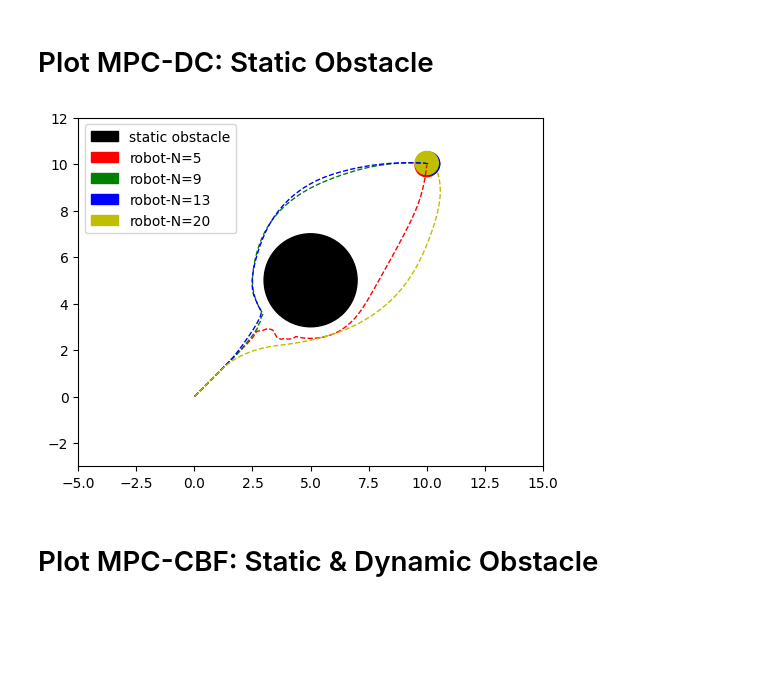
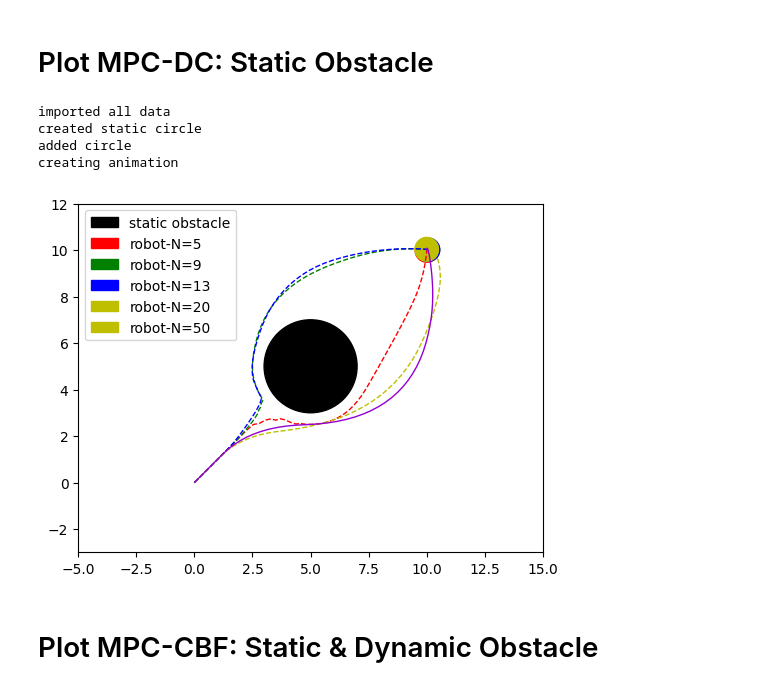
Before and after one commit to shubhamsingh91/simple-mpc-cbf, a Jupyter notebook: plot.ipynb, the cells around one changed output. Saved outputs shown, nothing was run; the diff lists cells and outputs as text; code cells hidden in the pictures; blank space fills up the shorter version.

```diff
--- a/plot.ipynb
+++ b/plot.ipynb
@@ -126,7 +126,10 @@ with open('./data/mpc_dc_static_N_13.pkl', 'rb') as file:
     mpc_dc_static_N_13 = pickle.load(file)
 with open('./data/mpc_dc_static_N_20.pkl', 'rb') as file:
     mpc_dc_static_N_20 = pickle.load(file)
+with open('./data/mpc_dc_static_N_15.pkl', 'rb') as file:
+    mpc_dc_static_N_50 = pickle.load(file)
 
+print("imported all data")
 
 # Set up the figure, axis, and plot element
 fig, ax = plt.subplots(figsize=(6,5))
@@ -138,20 +141,29 @@ ax.set_aspect('equal')
 static_circle = patches.Circle((5, 5), 2, edgecolor='k', facecolor='k', label='static obstacle')
 ax.add_patch(static_circle)
 
+print("created static circle")
+
 # Create robot with radius 0.5
 robot_N_05 = patches.Circle((0, 0), 0.5, edgecolor='r', facecolor='r', label=r'robot-N=5')
 robot_N_09 = patches.Circle((0, 0), 0.5, edgecolor='g', facecolor='g', label=r'robot-N=9')
 robot_N_13 = patches.Circle((0, 0), 0.5, edgecolor='b', facecolor='b', label=r'robot-N=13')
 robot_N_20 = patches.Circle((0, 0), 0.5, edgecolor='y', facecolor='y', label=r'robot-N=20')
+robot_N_50 = patches.Circle((0, 0), 0.5, edgecolor='y', facecolor='y', label=r'robot-N=50')
+
 ax.add_patch(robot_N_05)
 ax.add_patch(robot_N_09)
 ax.add_patch(robot_N_13)
 ax.add_patch(robot_N_20)
+ax.add_patch(robot_N_50)
+
+print("added circle")
+
 # Create trace object for path visulization
 trace_N_05, = ax.plot([], [], 'r--', lw=1)
 trace_N_09, = ax.plot([], [], 'g--', lw=1)
 trace_N_13, = ax.plot([], [], 'b--', lw=1)
 trace_N_20, = ax.plot([], [], 'y--', lw=1)
+trace_N_50, = ax.plot([], [], color='darkviolet', lw=1)  # Gold
 
 # Initialize the circle's position
 def init():
@@ -159,11 +171,13 @@ def init():
     trace_N_09.set_data([], [])
     trace_N_13.set_data([], [])
     trace_N_20.set_data([], [])
+    trace_N_50.set_data([], [])
     robot_N_05.set_center((0, 0))
     robot_N_09.set_center((0, 0))
     robot_N_13.set_center((0, 0))
     robot_N_20.set_center((0, 0))
-    return trace_N_05, trace_N_09, trace_N_13, trace_N_20, robot_N_05, robot_N_09, robot_N_13, robot_N_20
+    robot_N_50.set_center((0, 0))
+    return trace_N_05, trace_N_09, trace_N_13, trace_N_20, trace_N_50, robot_N_05, robot_N_09, robot_N_13, robot_N_20, robot_N_50
 
 # Update the circle's position for each frame
 def update(frame):
@@ -190,36 +204,53 @@ def update(frame):
 
     # render robot trajectory for N = 13
     if frame <= len(mpc_dc_static_N_13['x']) - 1:
         robot_x_path = mpc_dc_static_N_13['x']; robot_y_path = mpc_dc_static_N_13['y']
         robot_N_13.set_center((robot_x_path[frame], robot_y_path[frame]))
         trace_N_13.set_data(robot_x_path[:frame], robot_y_path[:frame])
     else:
         robot_x_path = mpc_dc_static_N_13['x']; robot_y_path = mpc_dc_static_N_13['y']
         robot_N_13.set_center((robot_x_path[-1],robot_y_path[-1]))
         trace_N_13.set_data(robot_x_path, robot_y_path)
 
     # render robot trajectory for N = 20
     if frame <= len(mpc_dc_static_N_20['x']) - 1:
         robot_x_path = mpc_dc_static_N_20['x']; robot_y_path = mpc_dc_static_N_20['y']
         robot_N_20.set_center((robot_x_path[frame], robot_y_path[frame]))
         trace_N_20.set_data(robot_x_path[:frame], robot_y_path[:frame])
     else:
         robot_x_path = mpc_dc_static_N_20['x']; robot_y_path = mpc_dc_static_N_20['y']
         robot_N_20.set_center((robot_x_path[-1],robot_y_path[-1]))
         trace_N_20.set_data(robot_x_path, robot_y_path)
 
-    return robot_N_05, robot_N_09, robot_N_13, robot_N_20
+    # render robot trajectory for N = 50
+    if frame <= len(mpc_dc_static_N_50['x']) - 1:
+        robot_x_path = mpc_dc_static_N_50['x']; robot_y_path = mpc_dc_static_N_50['y']
+        robot_N_50.set_center((robot_x_path[frame], robot_y_path[frame]))
+        trace_N_50.set_data(robot_x_path[:frame], robot_y_path[:frame])
+    else:
+        robot_x_path = mpc_dc_static_N_50['x']; robot_y_path = mpc_dc_static_N_50['y']
+        robot_N_50.set_center((robot_x_path[-1],robot_y_path[-1]))
+        trace_N_50.set_data(robot_x_path, robot_y_path)
+
+    return robot_N_05, robot_N_09, robot_N_13, robot_N_20, robot_N_50
+
+print("creating animation")
+
 # Create the animation
 ani = animation.FuncAnimation(fig, update, frames=150, init_func=init, blit=True, repeat=True)
 ax.legend(loc='upper left')
 # Save the animation to a GIF file
 ani.save('./figs/animation_mpc_dc_static.gif', writer='pillow', fps=10)
 
 # Display the animation
-# plt.savefig('./figs/mpc_dc_static.png')
+plt.savefig('./figs/mpc_dc_static.png')
 plt.show()
 # %% [output]
+imported all data
+created static circle
+added circle
+creating animation
-[figure, old version]
+[figure, new version]
 # %% [markdown]
 # Plot MPC-CBF: Static & Dynamic Obstacle
 # %%
```
Also changed, not shown: 3 other files.
